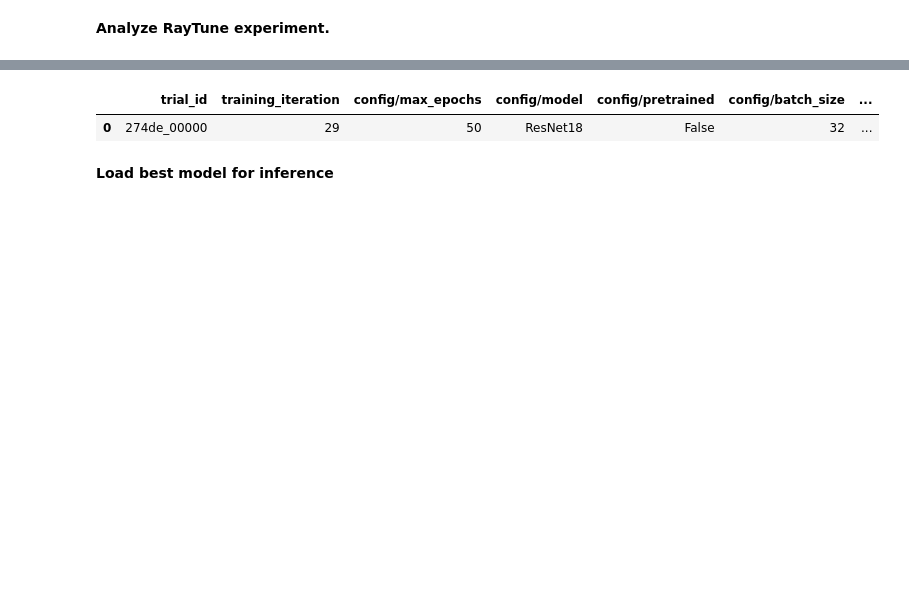
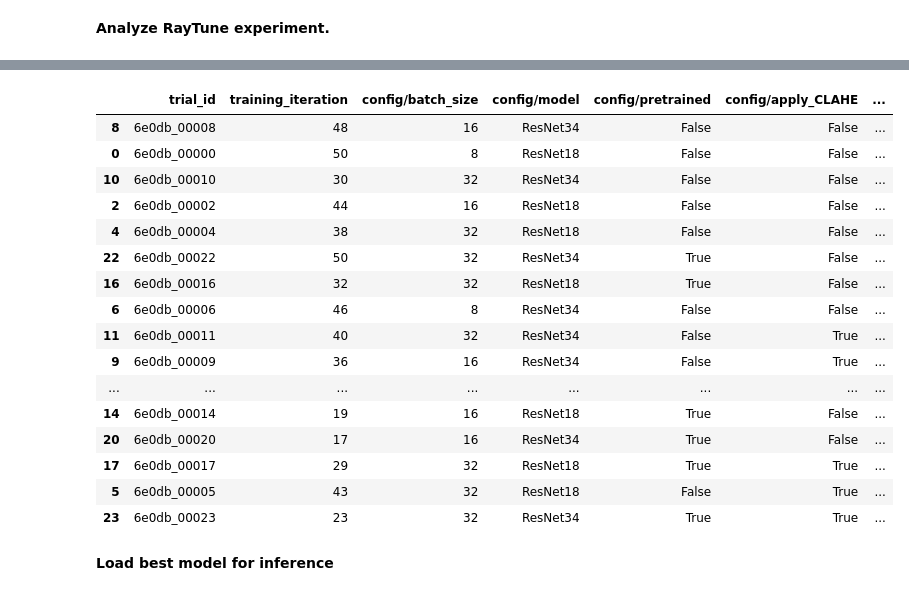
Before and after one commit to adel-R/QB-AI-for-Good, a Jupyter notebook: 1_Modeling.ipynb, the cells around one changed output, grey strips where cells are left out. Saved outputs shown, nothing was run; the diff lists cells and outputs as text; code cells hidden in the pictures; blank space fills up the shorter version.

```diff
--- a/1_Modeling.ipynb
+++ b/1_Modeling.ipynb
@@ -147,14 +147,14 @@ warnings.simplefilter(action = "ignore", category = np.VisibleDeprecationWarning
 config = {
     # basic infos
     "max_epochs": 50,
-    "batch_size": tune.grid_search([16, 32]),
+    "batch_size": tune.grid_search([8, 16, 32]),
     "dir": os.path.normpath(os.getcwd()).replace("\\", "/"),
     "verbose": False,
     "save": True,
 
     # preprocessing
     "resize": True, # resize images from (64, 64) to (224, 224)
-    "apply_CLAHE": True, # improve image contrast
+    "apply_CLAHE": tune.grid_search([False, True]), # improve image contrast
 
     # model
     "model": tune.grid_search(["ResNet18", "ResNet34"]),
@@ -171,35 +171,6 @@ config = {
     # loss function
     "criterion": "BCE"
 }
-# %%
-# tunable hyperparameter search space --> search using tune.choice([]), tune.uniform(lower, upper), tune.grid_search([])
-config = {
-    # basic infos
-    "max_epochs": 50,
-    "batch_size": 32,
-    "dir": os.path.normpath(os.getcwd()).replace("\\", "/"),
-    "verbose": False,
-    "save": True,
-
-    # preprocessing
-    "resize": True, # resize images from (64, 64) to (224, 224)
-    "apply_CLAHE": True, # improve image contrast
-
-    # model
-    "model": "ResNet18",
-    "pretrained": False,
-
-    # scheduler
-    "lr_s": "Cosine", # StepLR decreases learning rate every 10 epochs by factor of 10
-
-    # optimizer
-    "lr":   1e-2,
-    "wd":   1e-2,
-    "mom":  0.9,
-
-    # loss function
-    "criterion": "BCE"
-}
 # %%
 # how many trials to run (if grid_search utilized, it will run this number per grid_search value)
 num_samples = 1
@@ -208,7 +179,7 @@ num_samples = 1
 result_grid = modeling.run_ray_experiment(
     modeling.ray_trainable, config, ray_path, num_samples,
     metric_columns = ["trn_auc", "val_auc", "training_iteration"],
-    parameter_columns = ["batch_size", "model", "pretrained"]
+    parameter_columns = ["batch_size", "apply_CLAHE", "model", "pretrained"]
 )
 # %% [output]
 Tune Status
@@ -226,5 +212,5 @@ Trial Status
 # %% [markdown]
 **Analyze RayTune experiment.**
 # %%
-restored_tuner, result_grid = modeling.open_validate_ray_experiment("ray_results/test_run", modeling.ray_trainable)
+restored_tuner, result_grid = modeling.open_validate_ray_experiment("ray_results/1_grid_ResNet18-34", modeling.ray_trainable)
 # %% [output]
@@ -237,23 +223,39 @@ No errors! Number of terminated trials: 1
 # %%
 # get best N trials in this experiment (highest validation accuracy [averaged across 4 folds])
 N = 20
 best_result_df = result_grid.get_dataframe(
     filter_metric="val_auc", filter_mode="max"
 )
-best_result_df = best_result_df[["trial_id", "training_iteration", "config/max_epochs",
-                                 "config/model", "config/pretrained", "config/batch_size",
+best_result_df = best_result_df[["trial_id", "training_iteration", "config/batch_size",
+                                 "config/model", "config/pretrained",
+                                 "config/apply_CLAHE", # "config/resize"
                                  "config/lr", # "config/lr_s", "config/wd", "config/mom",
                                  "trn_loss", "val_loss", "trn_auc", "val_auc"]]
 
 best_result_df = best_result_df.sort_values(by=["val_auc"], ascending = False)
 
 if len(result_grid) > N:
     best_result_df = best_result_df.head(N)
 
 best_result_df
 # %% [output]
-|  | trial_id | training_iteration | config/max_epochs | config/model | config/pretrained | config/batch_size | ... |
-| 0 | 274de_00000 | 29 | 50 | ResNet18 | False | 32 | ... |
+|  | trial_id | training_iteration | config/batch_size | config/model | config/pretrained | config/apply_CLAHE | ... |
+| 8 | 6e0db_00008 | 48 | 16 | ResNet34 | False | False | ... |
+| 0 | 6e0db_00000 | 50 | 8 | ResNet18 | False | False | ... |
+| 10 | 6e0db_00010 | 30 | 32 | ResNet34 | False | False | ... |
+| 2 | 6e0db_00002 | 44 | 16 | ResNet18 | False | False | ... |
+| 4 | 6e0db_00004 | 38 | 32 | ResNet18 | False | False | ... |
+| 22 | 6e0db_00022 | 50 | 32 | ResNet34 | True | False | ... |
+| 16 | 6e0db_00016 | 32 | 32 | ResNet18 | True | False | ... |
+| 6 | 6e0db_00006 | 46 | 8 | ResNet34 | False | False | ... |
+| 11 | 6e0db_00011 | 40 | 32 | ResNet34 | False | True | ... |
+| 9 | 6e0db_00009 | 36 | 16 | ResNet34 | False | True | ... |
+| ... | ... | ... | ... | ... | ... | ... | ... |
+| 14 | 6e0db_00014 | 19 | 16 | ResNet18 | True | False | ... |
+| 20 | 6e0db_00020 | 17 | 16 | ResNet34 | True | False | ... |
+| 17 | 6e0db_00017 | 29 | 32 | ResNet18 | True | True | ... |
+| 5 | 6e0db_00005 | 43 | 32 | ResNet18 | False | True | ... |
+| 23 | 6e0db_00023 | 23 | 32 | ResNet34 | True | True | ... |
 # %% [markdown]
 **Load best model for inference**
 # %%
```
Also changed, not shown: parts of 6 cells of this notebook, 1 other file.
